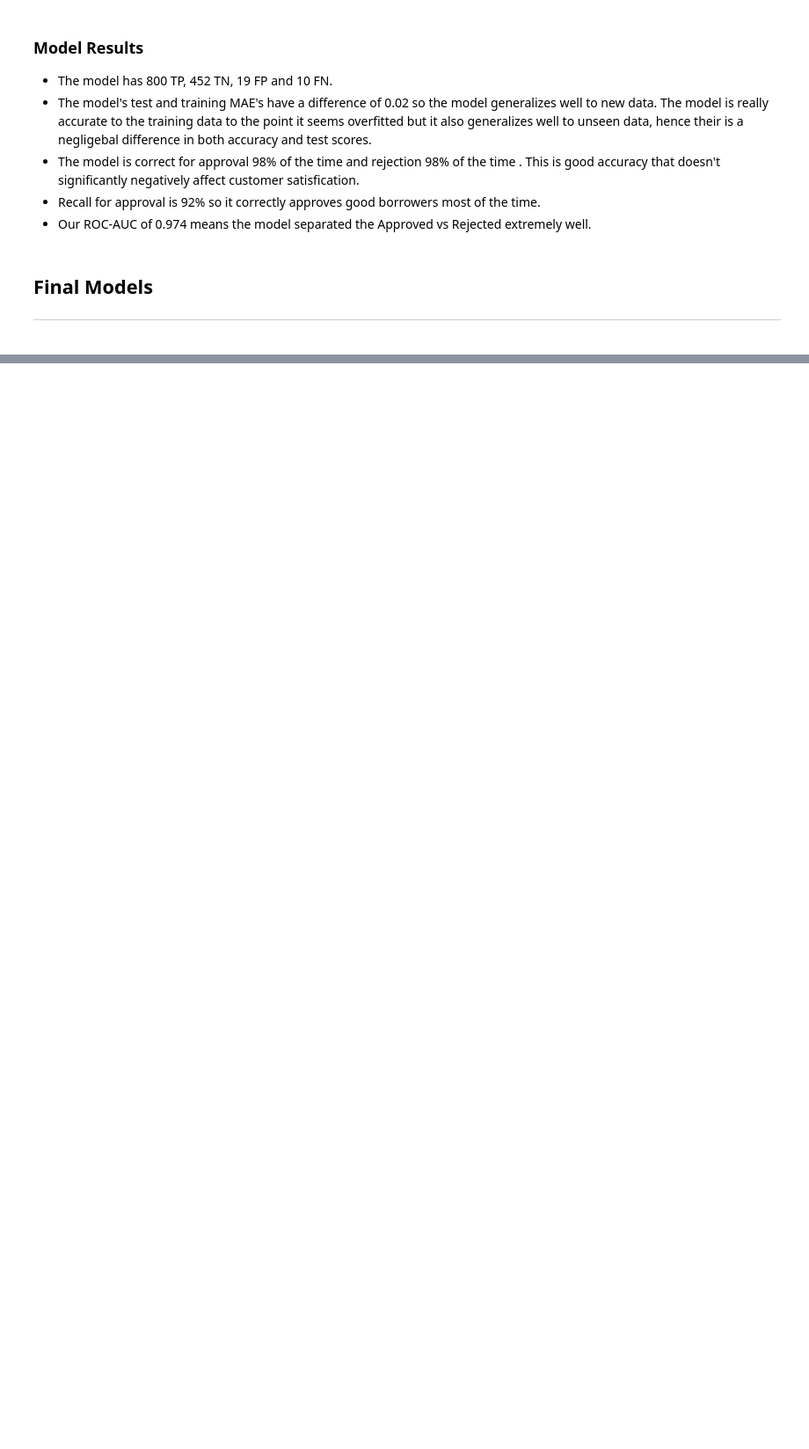
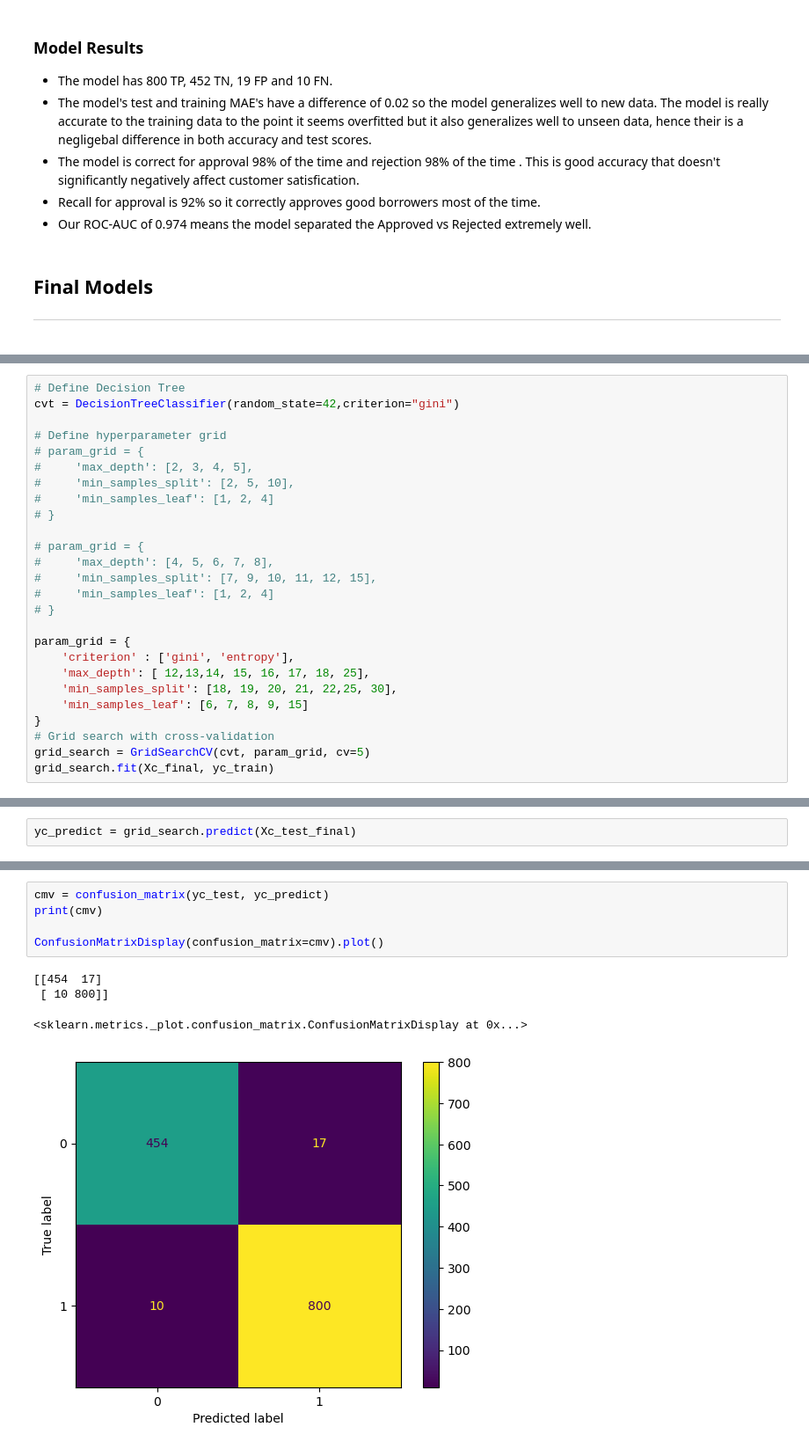
Before and after one commit to Benbellah-Owino/dsc--phase3-project-benbellah-owino-loan, a Jupyter notebook: index.ipynb, the cells around one changed output, grey strips where cells are left out. Shown: that part at 88% size. Drawn from its saved outputs; the diff is of its cells as text; blank space fills up the shorter version.

Commit message:
I've done grid search validation to tune the model

```diff
--- a/index.ipynb
+++ b/index.ipynb
@@ -411,0 +448,26 @@ ConfusionMatrixDisplay(confusion_matrix=cmt).plot()
+# %%
+# Define Decision Tree
+cvt = DecisionTreeClassifier(random_state=42,criterion="gini")
+
+# Define hyperparameter grid
+# param_grid = {
+#     'max_depth': [2, 3, 4, 5],
+#     'min_samples_split': [2, 5, 10],
+#     'min_samples_leaf': [1, 2, 4]
+# }
+
+# param_grid = {
+#     'max_depth': [4, 5, 6, 7, 8],
+#     'min_samples_split': [7, 9, 10, 11, 12, 15],
+#     'min_samples_leaf': [1, 2, 4]
+# }
+
+param_grid = {
+    'criterion' : ['gini', 'entropy'],
+    'max_depth': [ 12,13,14, 15, 16, 17, 18, 25],
+    'min_samples_split': [18, 19, 20, 21, 22,25, 30],
+    'min_samples_leaf': [6, 7, 8, 9, 15]
+}
+# Grid search with cross-validation
+grid_search = GridSearchCV(cvt, param_grid, cv=5)
+grid_search.fit(Xc_final, yc_train)
@@ -411,0 +480,2 @@ ConfusionMatrixDisplay(confusion_matrix=cmt).plot()
+# %%
+yc_predict = grid_search.predict(Xc_test_final)
@@ -411,0 +504,10 @@ ConfusionMatrixDisplay(confusion_matrix=cmt).plot()
+# %%
+cmv = confusion_matrix(yc_test, yc_predict)
+print(cmv)
+
+ConfusionMatrixDisplay(confusion_matrix=cmv).plot()
+# %% [output]
+[[454  17]
+ [ 10 800]]
+<sklearn.metrics._plot.confusion_matrix.ConfusionMatrixDisplay at 0x...>
+[figure, added]
```
Also changed, not shown: parts of 8 cells of this notebook.
